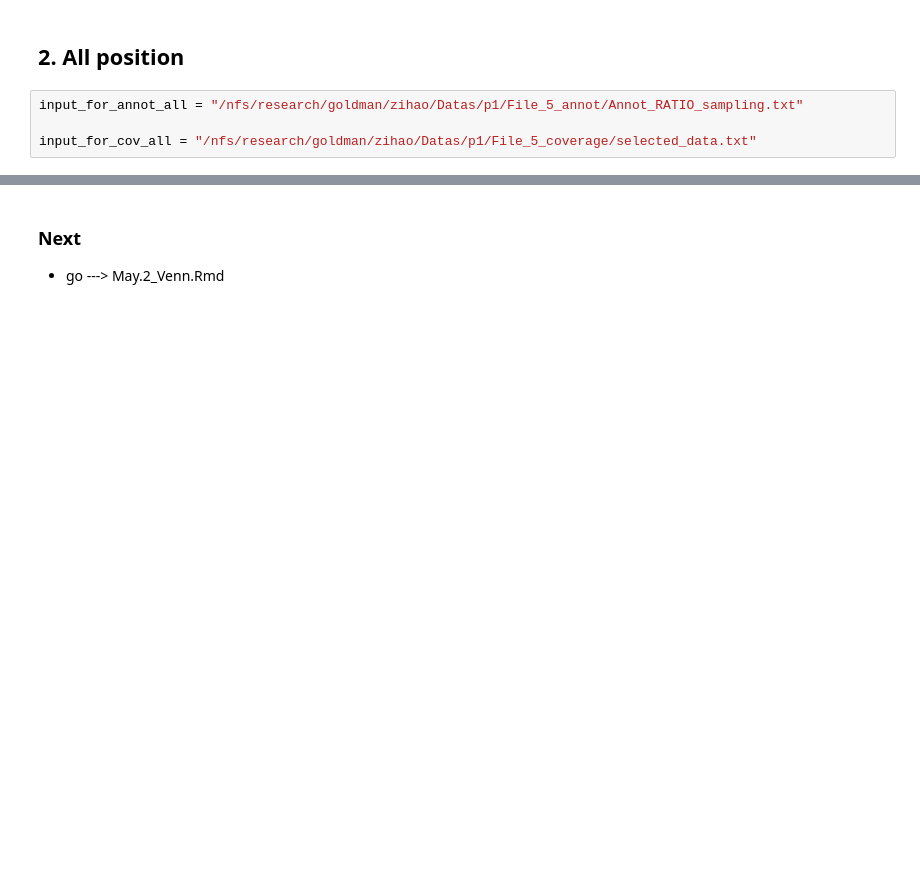
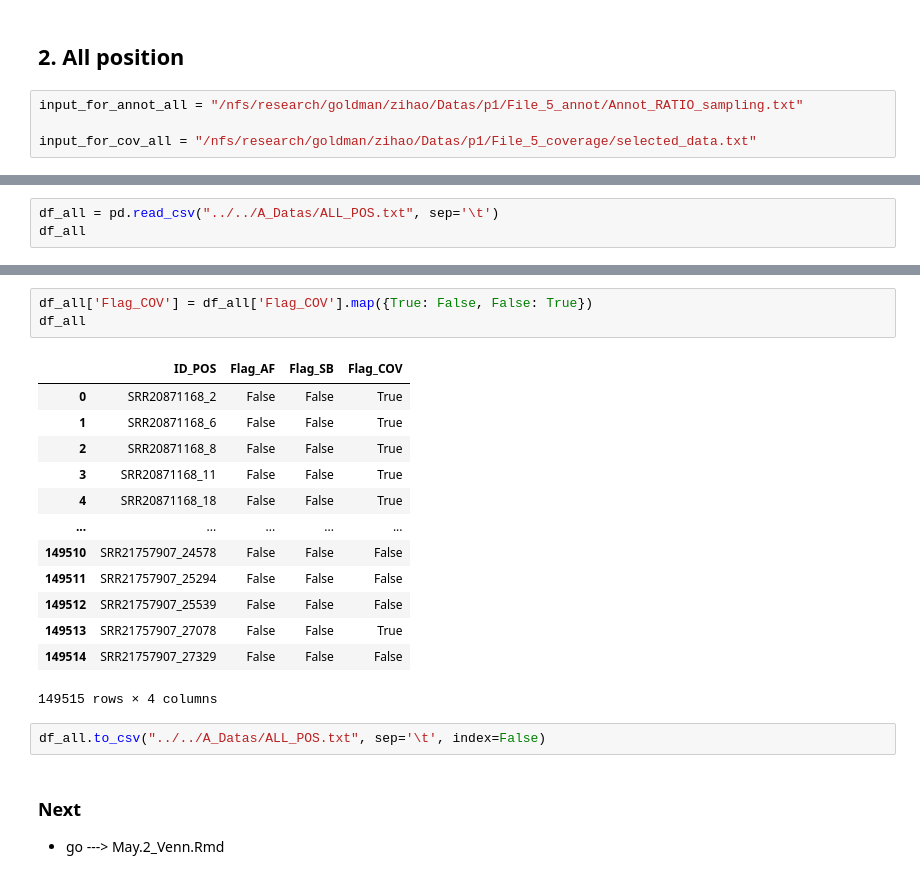
Before and after one commit to NicolaDM/EBI_INTER, a Jupyter notebook: Project_1/Step_2_Visualization_Venn/May.9_prepare_data.ipynb, the cells around one changed output, grey strips where cells are left out. Drawn from its saved outputs; the diff is of its cells as text; blank space fills up the shorter version.

```diff
--- a/Project_1/Step_2_Visualization_Venn/May.9_prepare_data.ipynb
+++ b/Project_1/Step_2_Visualization_Venn/May.9_prepare_data.ipynb
@@ -168,0 +175,3 @@ merged_df_all
+# %%
+df_all = pd.read_csv("../../A_Datas/ALL_POS.txt", sep='\t')
+df_all
@@ -169,3 +192,22 @@ merged_df_all
+# %%
+df_all['Flag_COV'] = df_all['Flag_COV'].map({True: False, False: True})
+df_all
+# %% [output]
+|  | ID_POS | Flag_AF | Flag_SB | Flag_COV |
+| 0 | SRR20871168_2 | False | False | True |
+| 1 | SRR20871168_6 | False | False | True |
+| 2 | SRR20871168_8 | False | False | True |
+| 3 | SRR20871168_11 | False | False | True |
+| 4 | SRR20871168_18 | False | False | True |
+| ... | ... | ... | ... | ... |
+| 149510 | SRR21757907_24578 | False | False | False |
+| 149511 | SRR21757907_25294 | False | False | False |
+| 149512 | SRR21757907_25539 | False | False | False |
+| 149513 | SRR21757907_27078 | False | False | True |
+| 149514 | SRR21757907_27329 | False | False | False |
+149515 rows × 4 columns
+# %%
+df_all.to_csv("../../A_Datas/ALL_POS.txt", sep='\t', index=False)
 # %% [markdown]
 ### Next
 - go ---> May.2_Venn.Rmd
```
Also changed, not shown: parts of 8 cells of this notebook, 13 other files.
